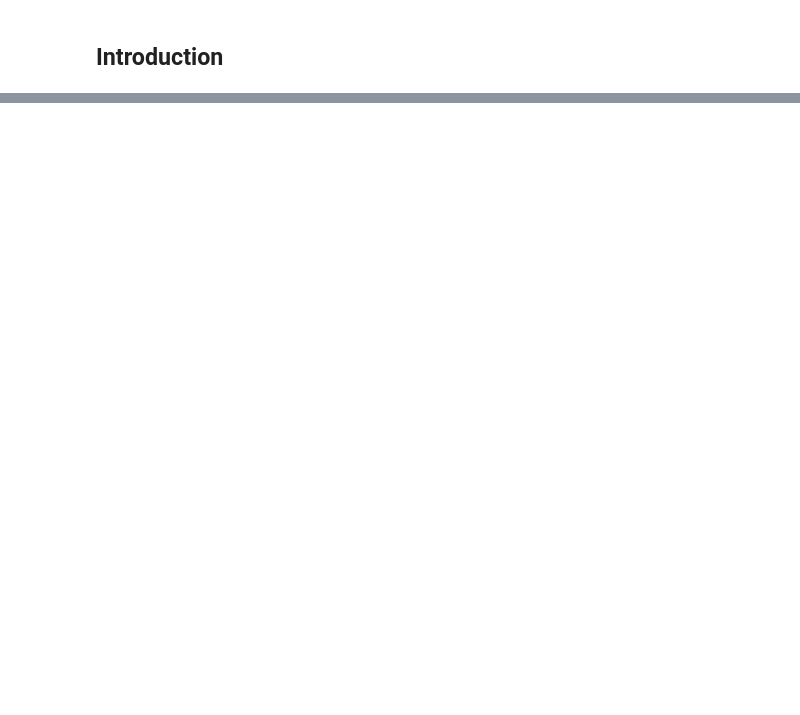
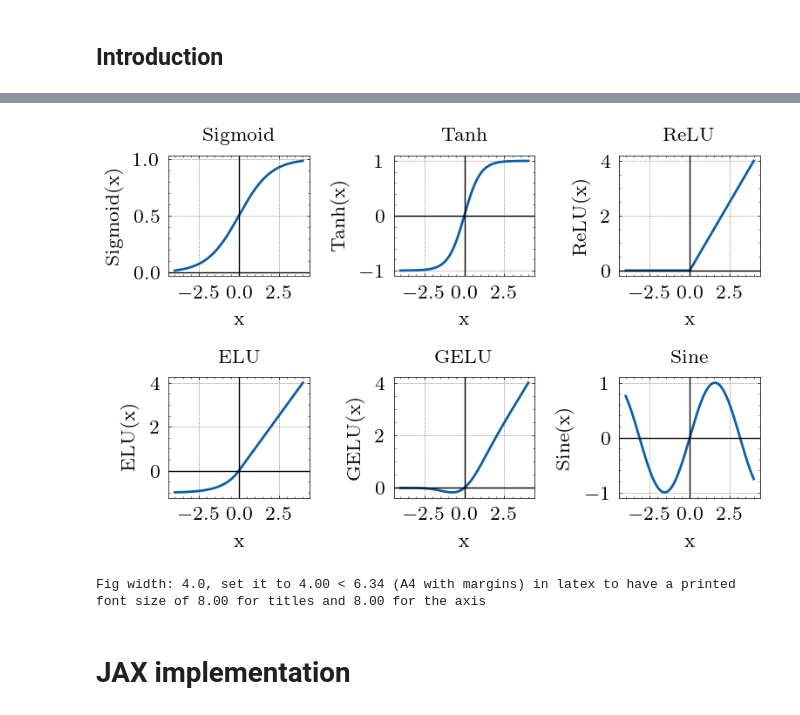
Before and after one commit to bonneted/PhD, a Jupyter notebook: II_PINNs.ipynb, the cells around one changed output, grey strips where cells are left out. Drawn from its saved outputs; the diff is of its cells as text; code cells hidden in the pictures; blank space fills up the shorter version.

Commit message:
jax demo + pgf figure

```diff
--- a/II_PINNs.ipynb
+++ b/II_PINNs.ipynb
@@ -98,0 +142,79 @@ Fig width: 6.0, set it to 2.00 < 6.34 (A4 with margins) in latex to have a print
+# %%
+
+import numpy as np
+
+# Define x range for plotting
+x = np.linspace(-4, 4, 1000)
+
+# Define activation functions
+def sigmoid(x):
+    return 1 / (1 + np.exp(-x))
+
+def tanh(x):
+    return np.tanh(x)
+
+def relu(x):
+    return np.maximum(0, x)
+
+def leaky_relu(x, alpha=0.01):
+    return np.where(x > 0, x, alpha * x)
+
+def elu(x, alpha=1.0):
+    return np.where(x > 0, x, alpha * (np.exp(x) - 1))
+
+def swish(x):
+    return x * sigmoid(x)
+
+def gelu(x):
+    return 0.5 * x * (1 + np.tanh(np.sqrt(2 / np.pi) * (x + 0.044715 * x**3)))
+
+def sine_activation(x):
+    return np.sin(x)
+
+# Plot all activation functions
+fig_width = 4 # in inches
+fig, axes = plt.subplots(2, 3, figsize=(fig_width, fig_width*2/3), dpi=200)
+axes = axes.flatten()
+
+activations = [
+    ('Sigmoid', sigmoid(x)),
+    ('Tanh', tanh(x)),
+    ('ReLU', relu(x)),
+    # ('Leaky ReLU', leaky_relu(x)),
+    ('ELU', elu(x)),
+    # ('Swish', swish(x)),
+    ('GELU', gelu(x)),
+    ('Sine', sine_activation(x)),
+]
+
+for idx, (name, y) in enumerate(activations):
+    axes[idx].plot(x, y, linewidth=3.0/plotting_factor)
+    axes[idx].set_title(name)
+    axes[idx].set_xlabel('x')
+    axes[idx].set_ylabel(f'{name}(x)')
+    axes[idx].grid(True)
+    axes[idx].axhline(y=0, color='k')
+    axes[idx].axvline(x=0, color='k')
+
+# Remove the last empty subplot
+# axes[-1].axis('off')
+
+plt.tight_layout()
+plt.show()
+
+print(f"Fig width: {fig.get_figwidth()}, set it to {fig.get_figwidth()/fig_factor:.2f} < 6.34 (A4 with margins) in latex to have a printed font size of {title_font_size:.2f} for titles and {axes_font_size:.2f} for the axis")
+
+# Save the figure
+images_folder = os.path.join(results_folder, 'images')
+
+if save_pgf:
+    fig.savefig(os.path.join(images_folder, 'activation_functions.pgf'), bbox_inches='tight')
+    print(f"Saved: {os.path.join(images_folder, 'activation_functions.pgf')}")
+# else:
+    # fig.savefig(os.path.join(images_folder, 'activation_functions.png'), dpi=300, bbox_inches='tight')
+    # print(f"Saved: {os.path.join(images_folder, 'activation_functions.png')}")
+# %% [output]
+[figure, added]
+Fig width: 4.0, set it to 4.00 < 6.34 (A4 with margins) in latex to have a printed font size of 8.00 for titles and 8.00 for the axis
+# %% [markdown]
+# JAX implementation
```
Also changed, not shown: parts of 16 cells of this notebook, 13 other files.
